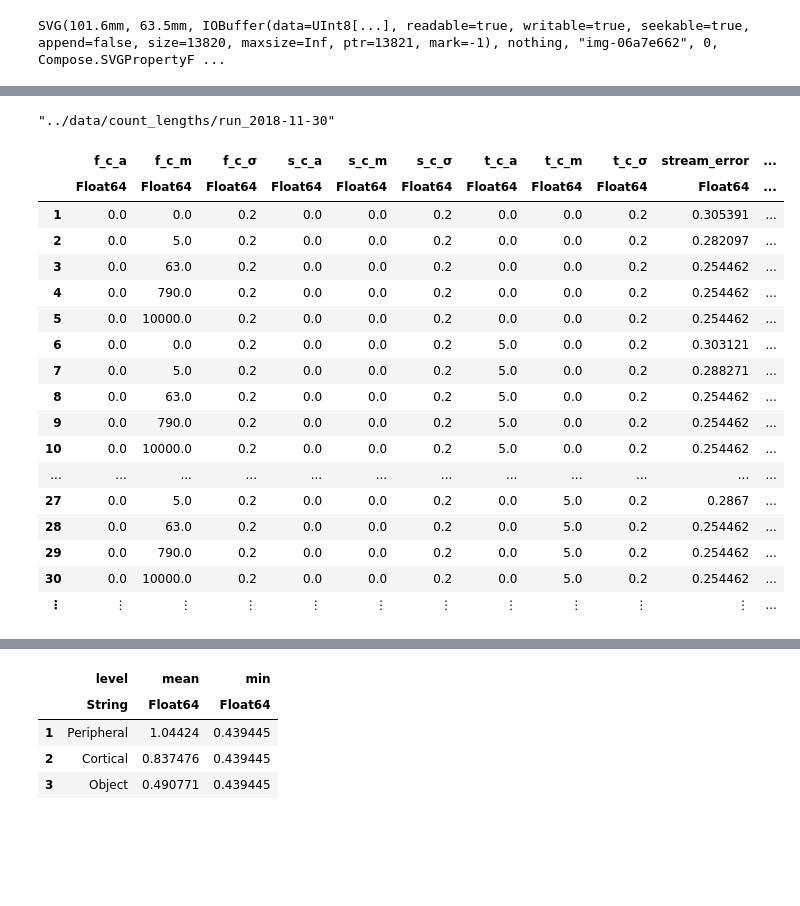
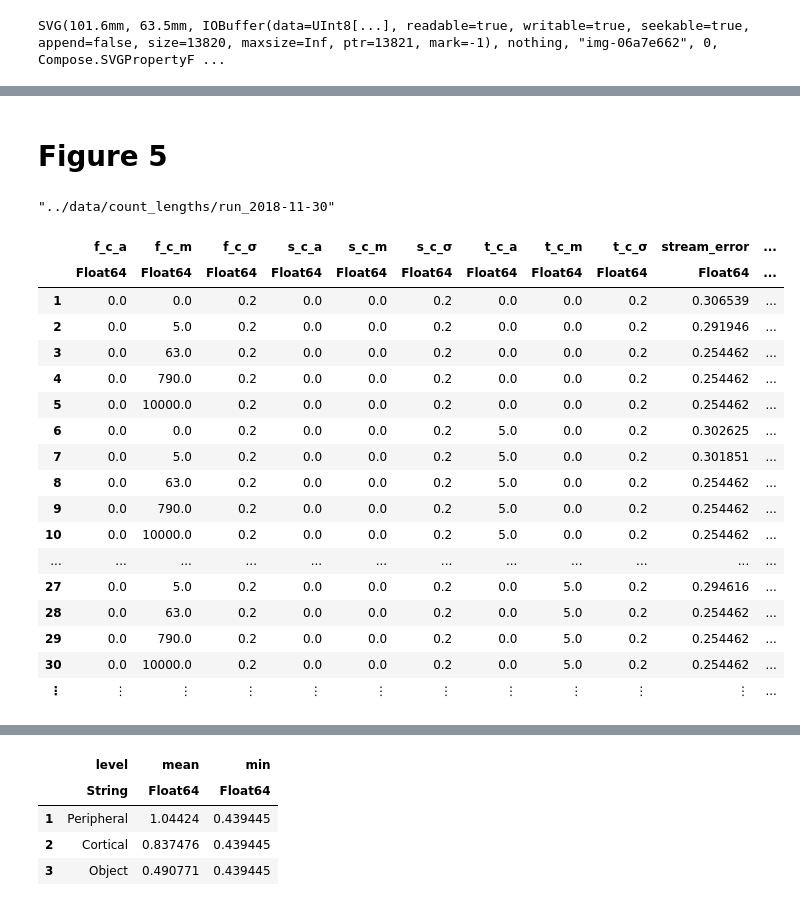
Before and after one commit to haberdashPI/bistable, a Jupyter notebook: notebooks/Figures 3-4.ipynb, the cells around one changed output, grey strips where cells are left out. Drawn from its saved outputs; the diff is of its cells as text; code cells hidden in the pictures; blank space fills up the shorter version.

```diff
--- a/notebooks/Figures 3-4.ipynb
+++ b/notebooks/Figures 3-4.ipynb
@@ -267,3 +237,5 @@ SVG(101.6mm, 63.5mm, IOBuffer(data=UInt8[...], readable=true, writable=true, see
+# %% [markdown]
+# Figure 5
 # %%
 datadir_all = joinpath("..","data","count_lengths","run_2018-11-28")
 datadir_selected = joinpath("..","data","count_lengths","run_2018-11-30")
@@ -298,26 +270,26 @@ df_selected = vcat(results...);
 # %%
 fields = [:f_c_a,:f_c_m,:f_c_σ,:s_c_a,:s_c_m,:s_c_σ,:t_c_a,:t_c_m,:t_c_σ]
 progress = Progress(nrow(unique(params_all[fields])))
 df_summary_all = by(params_all,fields) do row
     next!(progress)
-    m = model_error(df_all,params_all;(k => row[1,k] for k in fields)...)
-    DataFrame(stream_error = m.stream,eratio = error_ratio(m),pindex = row.pindex[1])
+    err = model_error(df_all,params_all;(k => row[1,k] for k in fields)...)
+    DataFrame(stream_error = err.stream,length_error = err.lengths,eratio = error_ratio(err),pindex = row.pindex[1])
 end
 # %% [output]
 |  | f_c_a | f_c_m | f_c_σ | s_c_a | s_c_m | s_c_σ | t_c_a | t_c_m | t_c_σ | stream_error | ... |
 |  | Float64 | Float64 | Float64 | Float64 | Float64 | Float64 | Float64 | Float64 | Float64 | Float64 | ... |
-| 1 | 0.0 | 0.0 | 0.2 | 0.0 | 0.0 | 0.2 | 0.0 | 0.0 | 0.2 | 0.305391 | ... |
-| 2 | 0.0 | 5.0 | 0.2 | 0.0 | 0.0 | 0.2 | 0.0 | 0.0 | 0.2 | 0.282097 | ... |
+| 1 | 0.0 | 0.0 | 0.2 | 0.0 | 0.0 | 0.2 | 0.0 | 0.0 | 0.2 | 0.306539 | ... |
+| 2 | 0.0 | 5.0 | 0.2 | 0.0 | 0.0 | 0.2 | 0.0 | 0.0 | 0.2 | 0.291946 | ... |
 | 3 | 0.0 | 63.0 | 0.2 | 0.0 | 0.0 | 0.2 | 0.0 | 0.0 | 0.2 | 0.254462 | ... |
 | 4 | 0.0 | 790.0 | 0.2 | 0.0 | 0.0 | 0.2 | 0.0 | 0.0 | 0.2 | 0.254462 | ... |
 | 5 | 0.0 | 10000.0 | 0.2 | 0.0 | 0.0 | 0.2 | 0.0 | 0.0 | 0.2 | 0.254462 | ... |
-| 6 | 0.0 | 0.0 | 0.2 | 0.0 | 0.0 | 0.2 | 5.0 | 0.0 | 0.2 | 0.303121 | ... |
-| 7 | 0.0 | 5.0 | 0.2 | 0.0 | 0.0 | 0.2 | 5.0 | 0.0 | 0.2 | 0.288271 | ... |
+| 6 | 0.0 | 0.0 | 0.2 | 0.0 | 0.0 | 0.2 | 5.0 | 0.0 | 0.2 | 0.302625 | ... |
+| 7 | 0.0 | 5.0 | 0.2 | 0.0 | 0.0 | 0.2 | 5.0 | 0.0 | 0.2 | 0.301851 | ... |
 | 8 | 0.0 | 63.0 | 0.2 | 0.0 | 0.0 | 0.2 | 5.0 | 0.0 | 0.2 | 0.254462 | ... |
 | 9 | 0.0 | 790.0 | 0.2 | 0.0 | 0.0 | 0.2 | 5.0 | 0.0 | 0.2 | 0.254462 | ... |
 | 10 | 0.0 | 10000.0 | 0.2 | 0.0 | 0.0 | 0.2 | 5.0 | 0.0 | 0.2 | 0.254462 | ... |
 | ... | ... | ... | ... | ... | ... | ... | ... | ... | ... | ... | ... |
-| 27 | 0.0 | 5.0 | 0.2 | 0.0 | 0.0 | 0.2 | 0.0 | 5.0 | 0.2 | 0.2867 | ... |
+| 27 | 0.0 | 5.0 | 0.2 | 0.0 | 0.0 | 0.2 | 0.0 | 5.0 | 0.2 | 0.294616 | ... |
 | 28 | 0.0 | 63.0 | 0.2 | 0.0 | 0.0 | 0.2 | 0.0 | 5.0 | 0.2 | 0.254462 | ... |
 | 29 | 0.0 | 790.0 | 0.2 | 0.0 | 0.0 | 0.2 | 0.0 | 5.0 | 0.2 | 0.254462 | ... |
 | 30 | 0.0 | 10000.0 | 0.2 | 0.0 | 0.0 | 0.2 | 0.0 | 5.0 | 0.2 | 0.254462 | ... |
```
Also changed, not shown: parts of 24 cells of this notebook, 6 other files.
